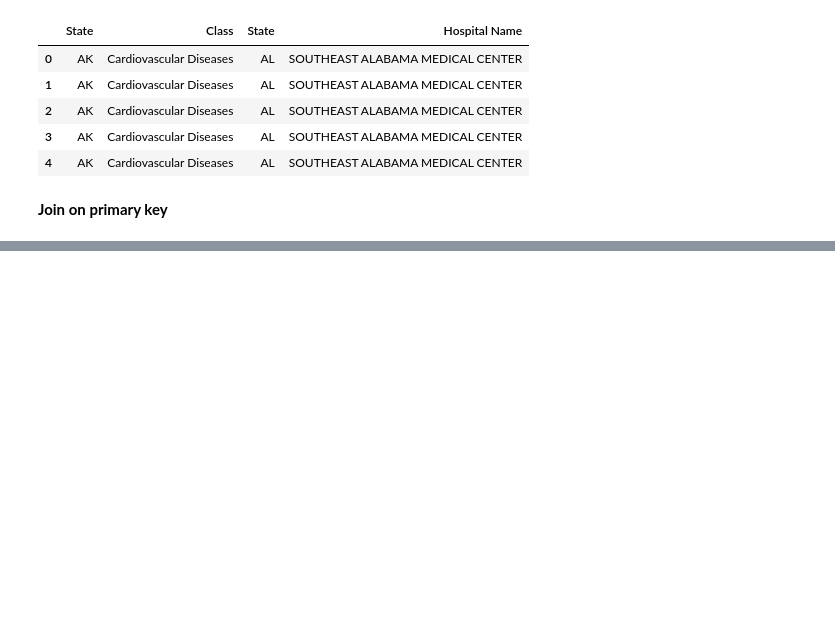
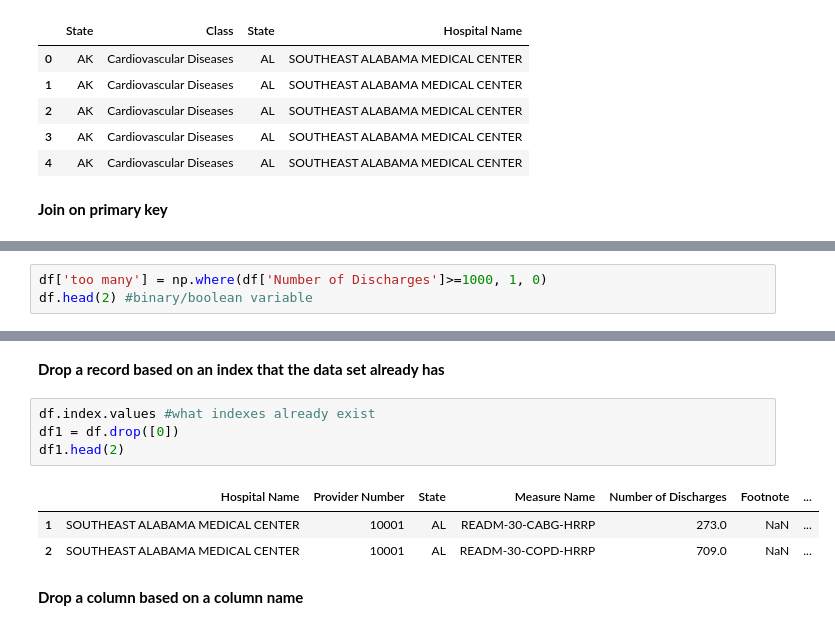
Before and after one commit to 4ram2varma5/SAS_to_Python, a Jupyter notebook: 2_filter_sort_merge_create.ipynb, the cells around one changed output, grey strips where cells are left out. Drawn from its saved outputs; the diff is of its cells as text; blank space fills up the shorter version.

```diff
--- a/2_filter_sort_merge_create.ipynb
+++ b/2_filter_sort_merge_create.ipynb
@@ -397,0 +415,3 @@ z.head()
+# %%
+df['too many'] = np.where(df['Number of Discharges']>=1000, 1, 0)
+df.head(2) #binary/boolean variable
@@ -397,0 +432,12 @@ z.head()
+# %% [markdown]
+**Drop a record based on an index that the data set already has**
+# %%
+df.index.values #what indexes already exist
+df1 = df.drop([0])
+df1.head(2)
+# %% [output]
+|  | Hospital Name | Provider Number | State | Measure Name | Number of Discharges | Footnote | ... |
+| 1 | SOUTHEAST ALABAMA MEDICAL CENTER | 10001 | AL | READM-30-CABG-HRRP | 273.0 | NaN | ... |
+| 2 | SOUTHEAST ALABAMA MEDICAL CENTER | 10001 | AL | READM-30-COPD-HRRP | 709.0 | NaN | ... |
+# %% [markdown]
+**Drop a column based on a column name**
```
Also changed, not shown: parts of 24 cells of this notebook, 1 other file.
